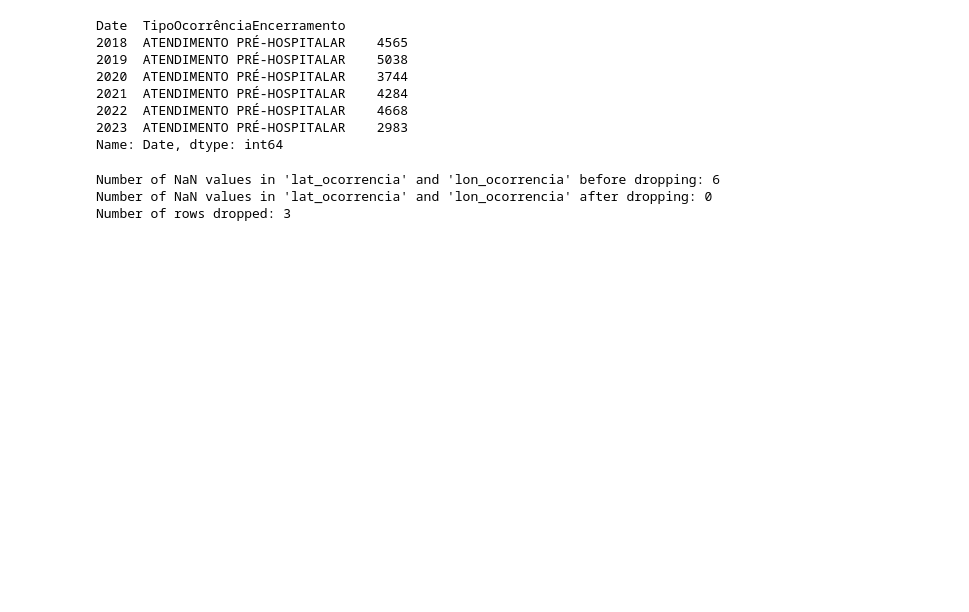
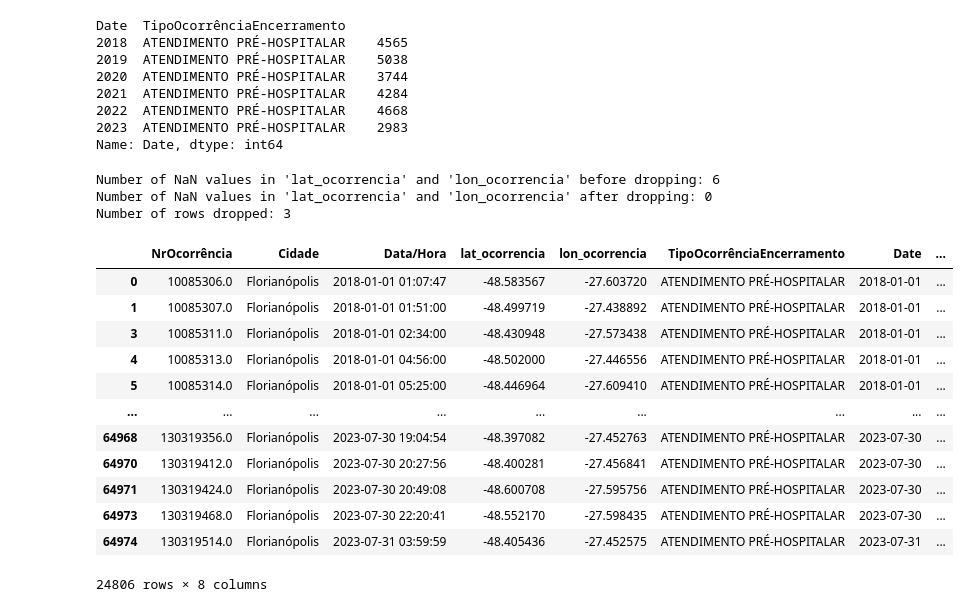
Before and after one commit to Felipe-Roque/OcurrencesPrediction, a Jupyter notebook: cleaningAndPreProcessing.ipynb, the cells around one changed output. Drawn from its saved outputs; the diff is of its cells as text; code cells hidden in the pictures; blank space fills up the shorter version.

Commit message:
Confirmação da análise com criação de grupos uniformes pela região de florianópolis.

```diff
--- a/cleaningAndPreProcessing.ipynb
+++ b/cleaningAndPreProcessing.ipynb
@@ -155,3 +155,20 @@ print(f"Number of rows dropped: {num_rows_dropped}")
 Number of NaN values in 'lat_ocorrencia' and 'lon_ocorrencia' before dropping: 6
 Number of NaN values in 'lat_ocorrencia' and 'lon_ocorrencia' after dropping: 0
 Number of rows dropped: 3
+# %%
+df_dropped = df_dropped.loc[df_dropped["lat_ocorrencia"] >= -48.61,:]
+df_dropped
+# %% [output]
+|  | NrOcorrência | Cidade | Data/Hora | lat_ocorrencia | lon_ocorrencia | TipoOcorrênciaEncerramento | Date | ... |
+| 0 | 10085306.0 | Florianópolis | 2018-01-01 01:07:47 | -48.583567 | -27.603720 | ATENDIMENTO PRÉ-HOSPITALAR | 2018-01-01 | ... |
+| 1 | 10085307.0 | Florianópolis | 2018-01-01 01:51:00 | -48.499719 | -27.438892 | ATENDIMENTO PRÉ-HOSPITALAR | 2018-01-01 | ... |
+| 3 | 10085311.0 | Florianópolis | 2018-01-01 02:34:00 | -48.430948 | -27.573438 | ATENDIMENTO PRÉ-HOSPITALAR | 2018-01-01 | ... |
+| 4 | 10085313.0 | Florianópolis | 2018-01-01 04:56:00 | -48.502000 | -27.446556 | ATENDIMENTO PRÉ-HOSPITALAR | 2018-01-01 | ... |
+| 5 | 10085314.0 | Florianópolis | 2018-01-01 05:25:00 | -48.446964 | -27.609410 | ATENDIMENTO PRÉ-HOSPITALAR | 2018-01-01 | ... |
+| ... | ... | ... | ... | ... | ... | ... | ... | ... |
+| 64968 | 130319356.0 | Florianópolis | 2023-07-30 19:04:54 | -48.397082 | -27.452763 | ATENDIMENTO PRÉ-HOSPITALAR | 2023-07-30 | ... |
+| 64970 | 130319412.0 | Florianópolis | 2023-07-30 20:27:56 | -48.400281 | -27.456841 | ATENDIMENTO PRÉ-HOSPITALAR | 2023-07-30 | ... |
+| 64971 | 130319424.0 | Florianópolis | 2023-07-30 20:49:08 | -48.600708 | -27.595756 | ATENDIMENTO PRÉ-HOSPITALAR | 2023-07-30 | ... |
+| 64973 | 130319468.0 | Florianópolis | 2023-07-30 22:20:41 | -48.552170 | -27.598435 | ATENDIMENTO PRÉ-HOSPITALAR | 2023-07-30 | ... |
+| 64974 | 130319514.0 | Florianópolis | 2023-07-31 03:59:59 | -48.405436 | -27.452575 | ATENDIMENTO PRÉ-HOSPITALAR | 2023-07-31 | ... |
+24806 rows × 8 columns
```
Also changed, not shown: parts of 3 cells of this notebook, 1 other file.
